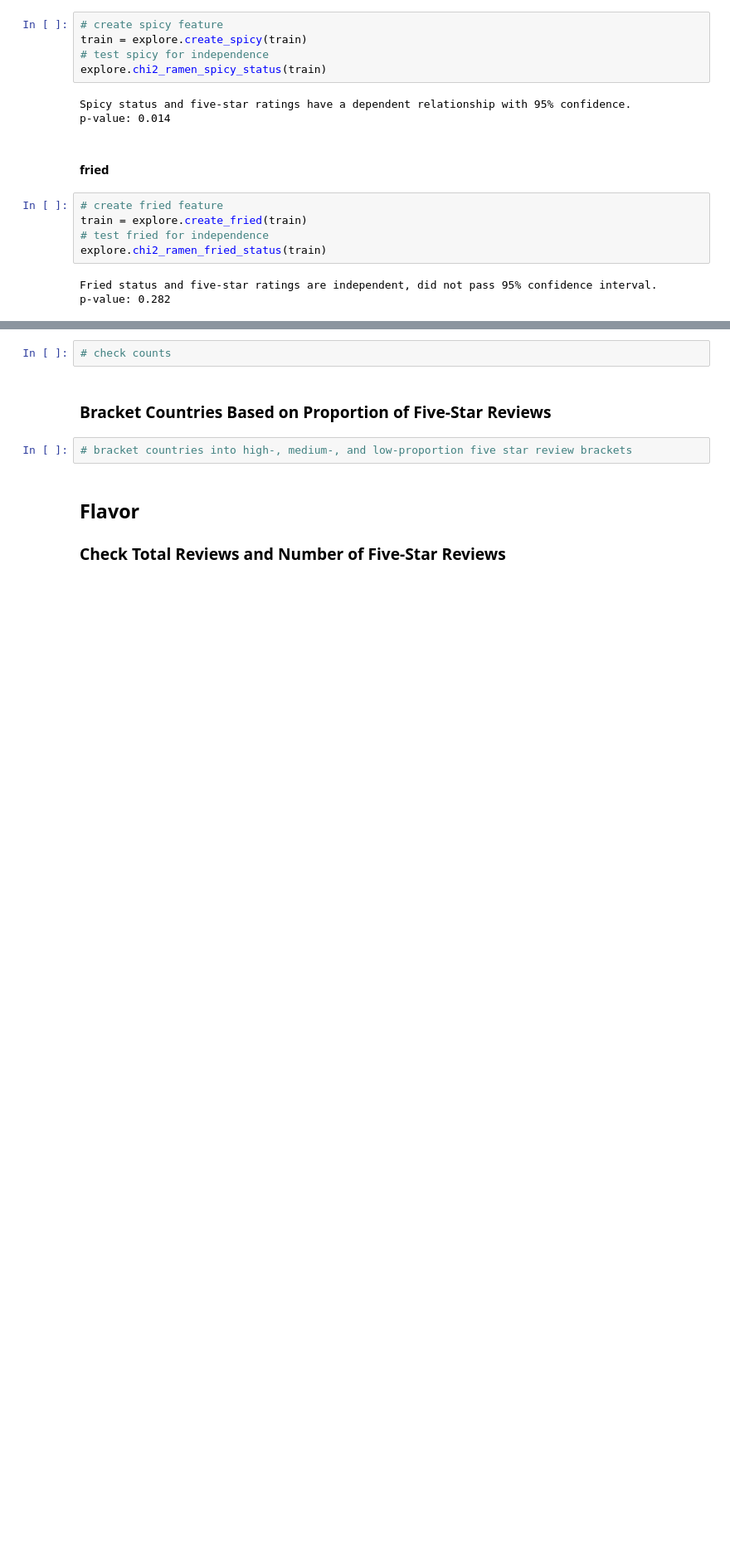
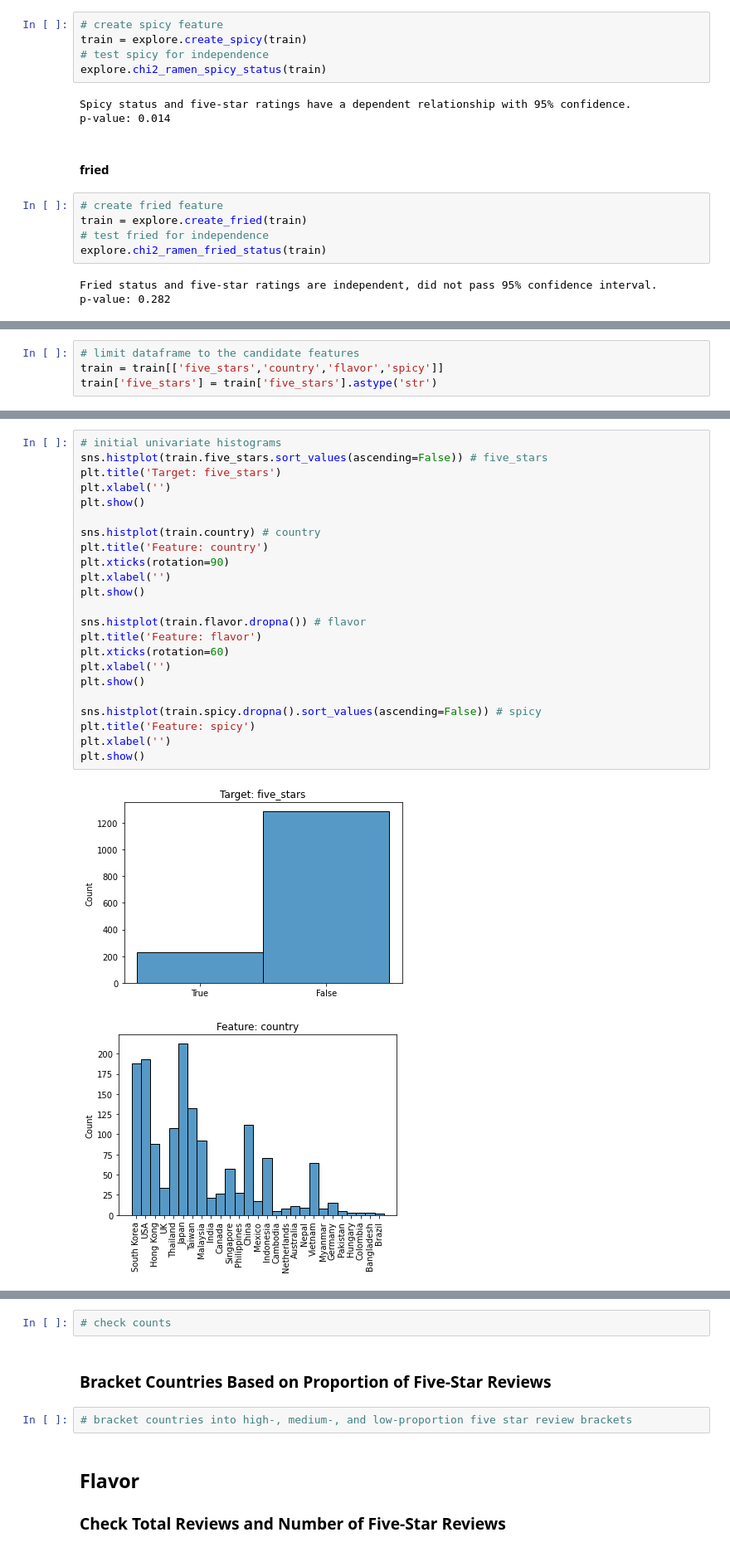
Before and after one commit to JacobPaxton/ramen-classification, a Jupyter notebook: final_notebook.ipynb, the cells around one changed output, grey strips where cells are left out. Shown at 83% size. Saved outputs shown, nothing was run; the diff lists cells and outputs as text; blank space fills up the shorter version.

Commit message:
add univariate analysis section

```diff
--- a/final_notebook.ipynb
+++ b/final_notebook.ipynb
@@ -315,0 +311,4 @@ p-value: 0.282
+# %%
+# limit dataframe to the candidate features
+train = train[['five_stars','country','flavor','spicy']]
+train['five_stars'] = train['five_stars'].astype('str')
@@ -315,0 +318,26 @@ p-value: 0.282
+# %%
+# initial univariate histograms
+sns.histplot(train.five_stars.sort_values(ascending=False)) # five_stars
+plt.title('Target: five_stars')
+plt.xlabel('')
+plt.show()
+
+sns.histplot(train.country) # country
+plt.title('Feature: country')
+plt.xticks(rotation=90)
+plt.xlabel('')
+plt.show()
+
+sns.histplot(train.flavor.dropna()) # flavor
+plt.title('Feature: flavor')
+plt.xticks(rotation=60)
+plt.xlabel('')
+plt.show()
+
+sns.histplot(train.spicy.dropna().sort_values(ascending=False)) # spicy
+plt.title('Feature: spicy')
+plt.xlabel('')
+plt.show()
+# %% [output]
+[figure, added]
+[figure, added]
```
Also changed, not shown: parts of 5 cells of this notebook.
